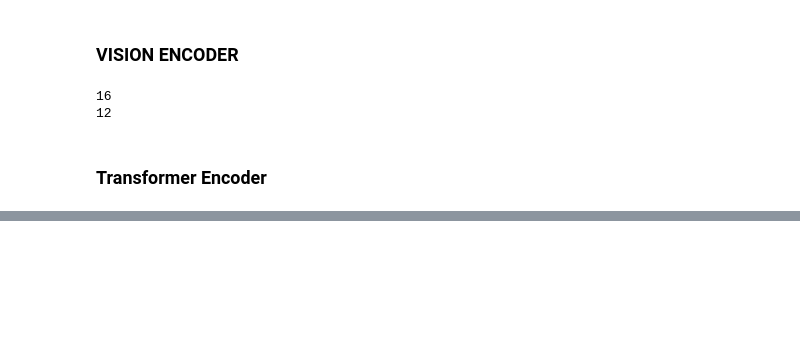
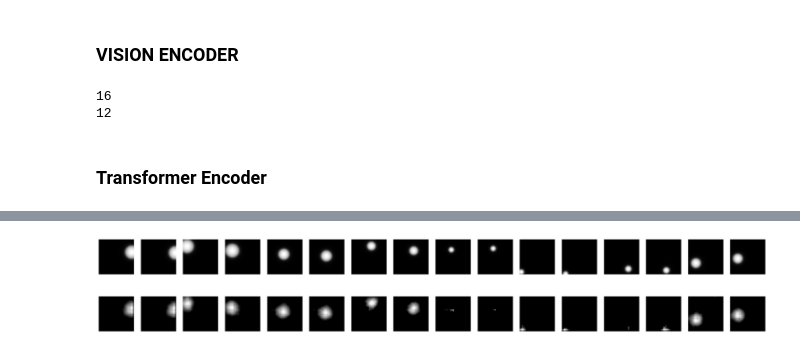
Before and after one commit to marcusaxelsson1/Advanced_NN, a Jupyter notebook: HWC.ipynb, the cells around one changed output, grey strips where cells are left out. Cells and saved outputs as stored; diff of their text form; code cells hidden in the pictures; blank space fills up the shorter version.

```diff
--- a/HWC.ipynb
+++ b/HWC.ipynb
@@ -851,0 +742,18 @@ KeyboardInterrupt:
+# %%
+# Modify the combined model's forward pass if necessary
+class ViT_to_Model512(nn.Module):
+    def __init__(self):
+        super(ViT_to_Model512, self).__init__()
+        self.vit = Vit()
+        self.decoder512 = model512.decoder
+
+    def forward(self, input_data):
+        vit_output, attention_weights = self.vit(input_data)  # Capture attention weights
+        vit_output = vit_output.view(vit_output.size(0), 512, 8, 8)
+        output = self.decoder512(vit_output)
+        return output, attention_weights  # Return decoder output and attention weights
+
+# Initialize and test the combined model
+combined_model = ViT_to_Model512().to(device)
+test_output, test_attention_weights = combined_model(test_input.to(device))
+print("Test output shape:", test_output.shape)
@@ -851,0 +762,10 @@ KeyboardInterrupt:
+# %%
+# Register a hook to print gradients
+def print_grad_hook(grad):
+    print(grad)
+
+# Register the hook to the multihead attention weights
+for name, parameter in model.named_parameters():
+    if "multihead" in name and "weight" in name:
+        print(f"Registering hook to {name}")
+        parameter.register_hook(print_grad_hook)
@@ -851,0 +775,7 @@ KeyboardInterrupt:
+# %%
+#for param in combined_model.decoder512.parameters():
+    #param.requires_grad = False
+
+optimizer = torch.optim.Adam(combined_model.parameters(), lr=1e-3, weight_decay=0.00)
+
+criterion = nn.MSELoss()  # Choose an appropriate loss function based on your task
@@ -851,0 +850,13 @@ KeyboardInterrupt:
+# %%
+with torch.no_grad():
+    for images in test_loader:
+
+        plot_images(images)
+
+        outputs, test_attention_weights = combined_model(images)
+        plot_images(outputs)
+
+        break  # Remove break to process more batches
+# %% [output]
+[figure, added]
+[figure, added]
```
Also changed, not shown: parts of 29 cells of this notebook.
